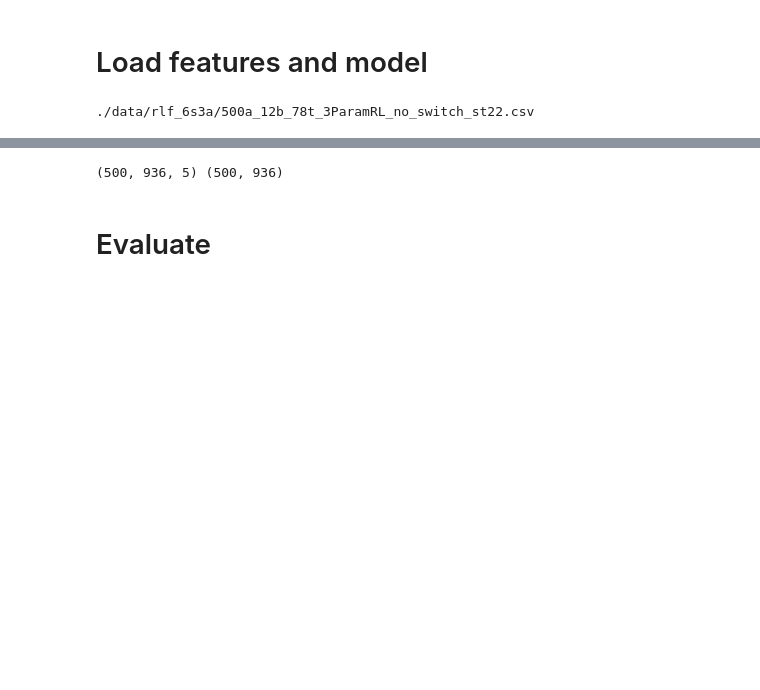
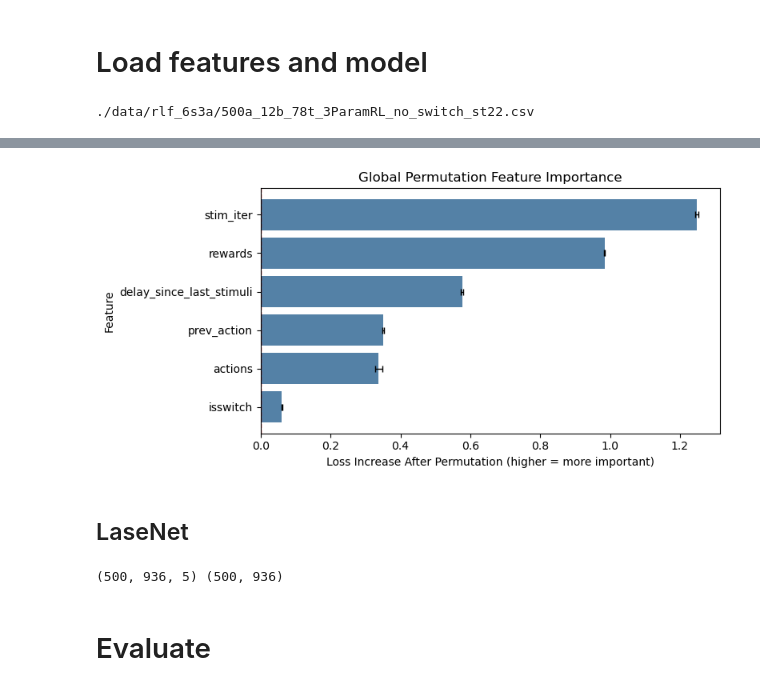
Before and after one commit to ti55987/DL4CM, a Jupyter notebook: permutation_test.ipynb, the cells around one changed output, grey strips where cells are left out. Saved outputs shown, nothing was run; the diff lists cells and outputs as text; code cells hidden in the pictures; blank space fills up the shorter version.

Commit message:
add parameter estimation

```diff
--- a/permutation_test.ipynb
+++ b/permutation_test.ipynb
@@ -144,0 +141,17 @@ test_data = pd.read_csv(filename)
+# %%
+model_name = "ds_3000a_12b_78t_3ParamRL_no_switch_st22_B128_U96_D0.128_D0.051_D0.15_0.002_model.keras"
+custom_objects = {'gaussian_kl_loss': gaussian_kl_loss}
+gru_model = tf.keras.models.load_model(f"./models/{model_name}", compile=False, custom_objects=custom_objects)
+# %%
+mean_model = build_mean_only_wrapper(gru_model, test_labels)
+ranking = permutation_importance_global_sequence(
+    model=mean_model,
+    X_val=test_features,
+    y_val=test_labels,
+    feature_names=feature_list,
+    n_repeats=3,
+    batch_size=64,
+    shuffle_mode="within_sample",
+    block_size=32,
+    random_state=123
+)
@@ -145 +176,30 @@ test_data = pd.read_csv(filename)
+# %%
+plt.figure(figsize=(8, 4))
+ax = sns.barplot(
+    data=ranking,
+    x="importance_mean",
+    y="feature",
+    color="steelblue"
+)
+# add error bars if present
+if "importance_std" in ranking.columns:
+    ax.errorbar(
+        x=ranking["importance_mean"],
+        y=range(len(ranking)),
+        xerr=ranking["importance_std"],
+        fmt="none",
+        ecolor="black",
+        capsize=3,
+        lw=1
+    )
+ax.axvline(0, color="red", linestyle="--", linewidth=1)
+ax.set_title("Global Permutation Feature Importance")
+ax.set_xlabel("Loss Increase After Permutation (higher = more important)")
+ax.set_ylabel("Feature")
+plt.tight_layout()
+plt.show()
+# %% [output]
+[figure, added]
+# %% [markdown]
+## LaseNet
 # %%
```
Also changed, not shown: parts of 9 cells of this notebook.
